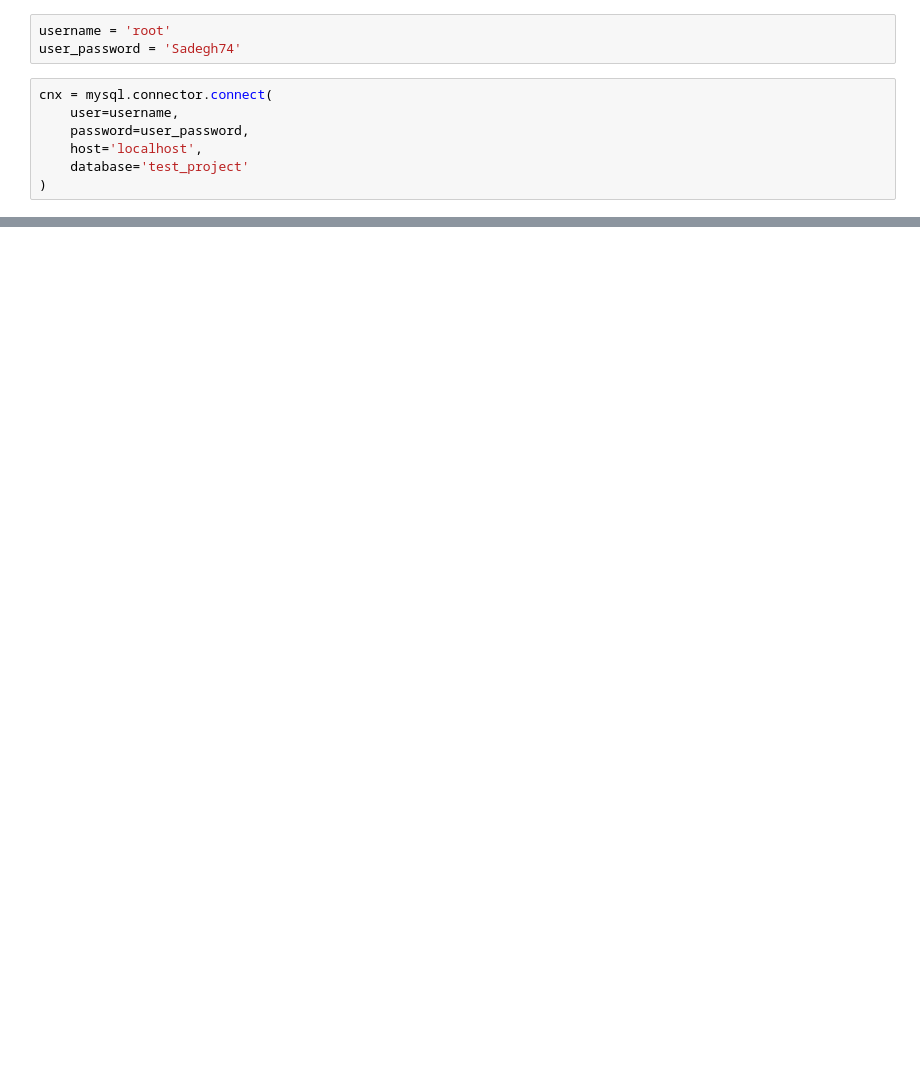
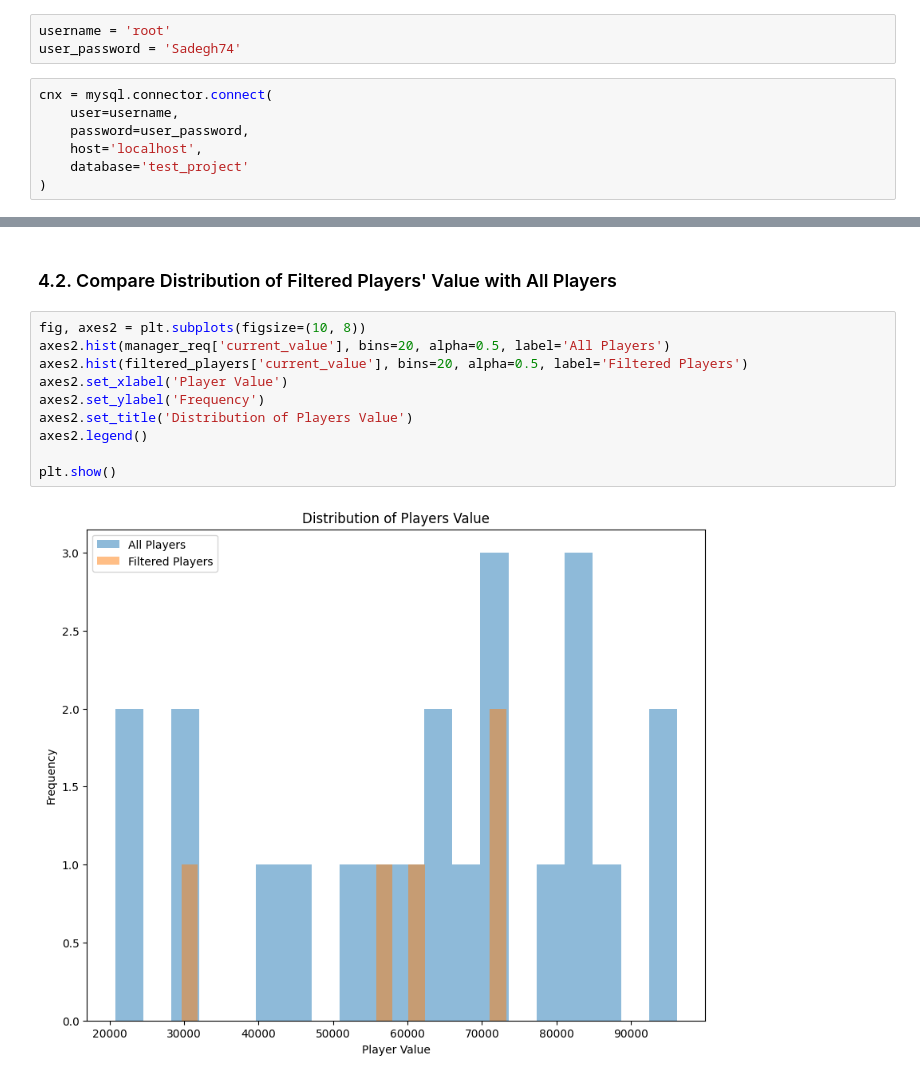
Before and after one commit to fahmani-ms/TransferMarket, a Jupyter notebook: Statistical_Analysis/Requests.ipynb, the cells around one changed output, grey strips where cells are left out. Saved outputs shown, nothing was run; the diff lists cells and outputs as text; blank space fills up the shorter version.

```diff
--- a/Statistical_Analysis/Requests.ipynb
+++ b/Statistical_Analysis/Requests.ipynb
@@ -64,0 +201,14 @@ players_req
+# %% [markdown]
+### 4.2. Compare Distribution of Filtered Players' Value with All Players
+# %%
+fig, axes2 = plt.subplots(figsize=(10, 8))
+axes2.hist(manager_req['current_value'], bins=20, alpha=0.5, label='All Players')
+axes2.hist(filtered_players['current_value'], bins=20, alpha=0.5, label='Filtered Players')
+axes2.set_xlabel('Player Value')
+axes2.set_ylabel('Frequency')
+axes2.set_title('Distribution of Players Value')
+axes2.legend()
+
+plt.show()
+# %% [output]
+[figure, added]
```
Also changed, not shown: parts of 20 cells of this notebook, 1 other file.
